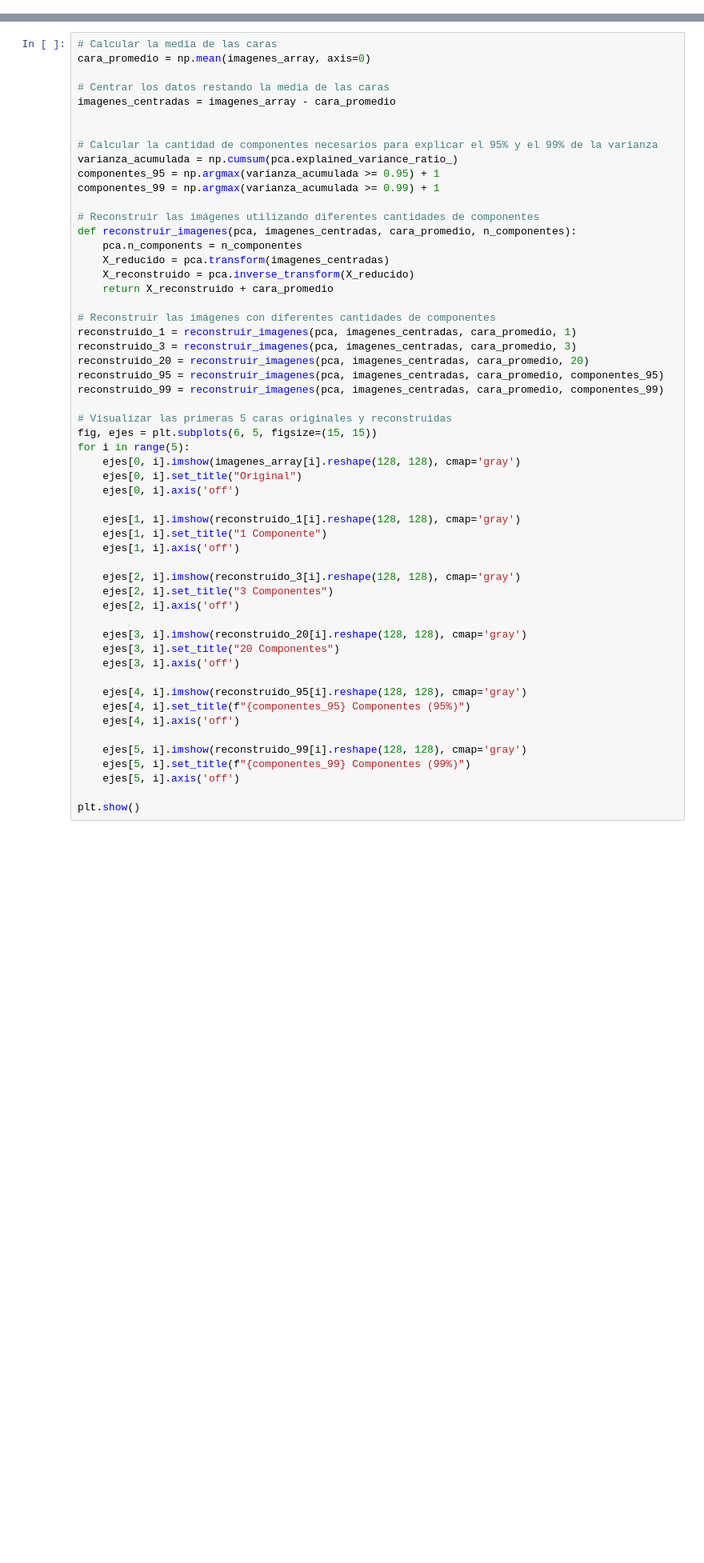
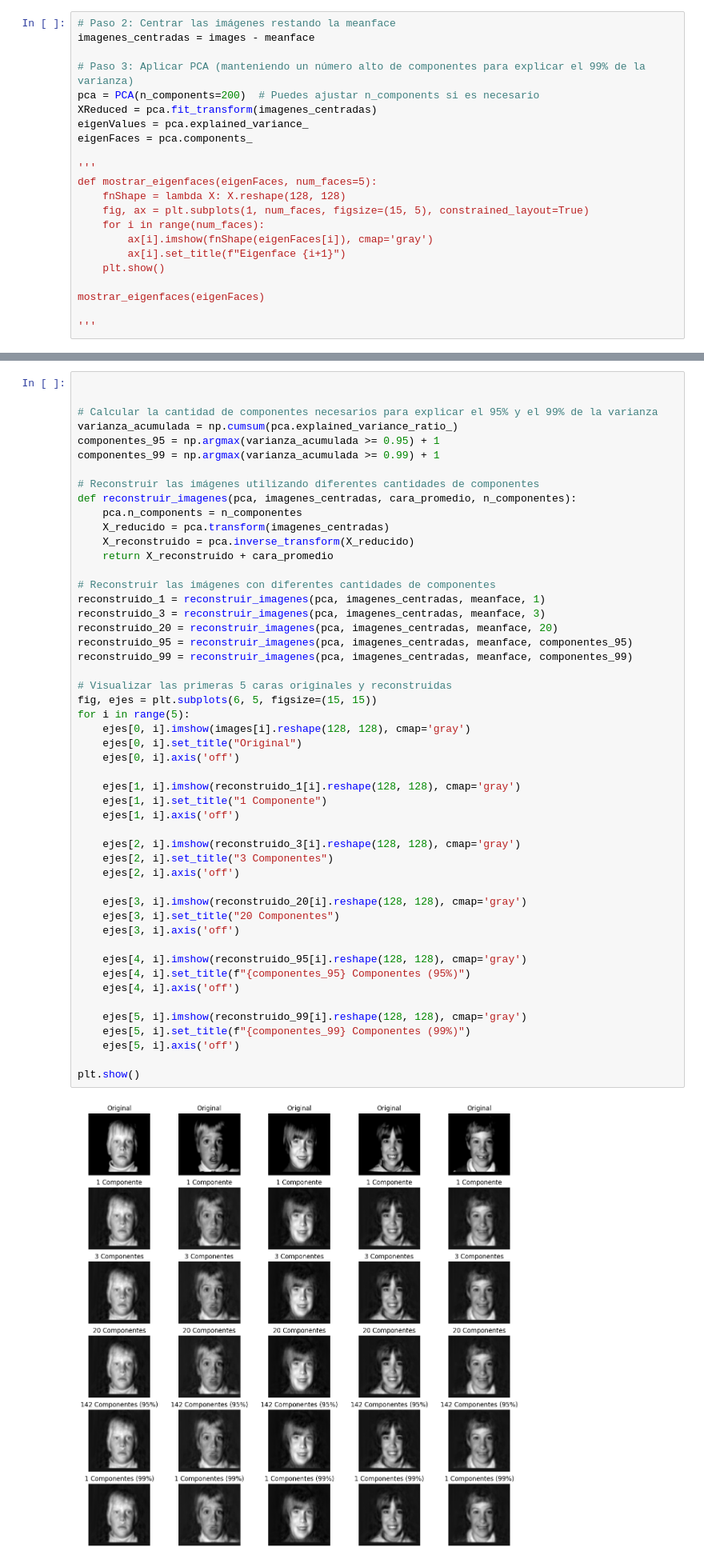
Before and after one commit to Joskmy/Estadistica3, a Jupyter notebook: Tarea1/src/tarea1.ipynb, the cells around one changed output, grey strips where cells are left out. Shown at 80% size. Saved outputs shown, nothing was run; the diff lists cells and outputs as text; blank space fills up the shorter version.

```diff
--- a/Tarea1/src/tarea1.ipynb
+++ b/Tarea1/src/tarea1.ipynb
@@ -411,0 +699,22 @@ pca.fit(imagenes_centradas)
+# %%
+# Paso 2: Centrar las imágenes restando la meanface
+imagenes_centradas = images - meanface
+
+# Paso 3: Aplicar PCA (manteniendo un número alto de componentes para explicar el 99% de la varianza)
+pca = PCA(n_components=200)  # Puedes ajustar n_components si es necesario
+XReduced = pca.fit_transform(imagenes_centradas)
+eigenValues = pca.explained_variance_
+eigenFaces = pca.components_
+
+'''
+def mostrar_eigenfaces(eigenFaces, num_faces=5):
+    fnShape = lambda X: X.reshape(128, 128)
+    fig, ax = plt.subplots(1, num_faces, figsize=(15, 5), constrained_layout=True)
+    for i in range(num_faces):
+        ax[i].imshow(fnShape(eigenFaces[i]), cmap='gray')
+        ax[i].set_title(f"Eigenface {i+1}")
+    plt.show()
+
+mostrar_eigenfaces(eigenFaces)
+
+'''
@@ -426,11 +740,6 @@ print(f"Componentes necesarios para mantener el 99% de la varianza: {componentes
 # %% [markdown]
 Ya entonces puedo elaborar la tabla
 # %%
-# Calcular la media de las caras
-cara_promedio = np.mean(imagenes_array, axis=0)
-
-# Centrar los datos restando la media de las caras
-imagenes_centradas = imagenes_array - cara_promedio
 
 
 # Calcular la cantidad de componentes necesarios para explicar el 95% y el 99% de la varianza
@@ -446,40 +755,42 @@ def reconstruir_imagenes(pca, imagenes_centradas, cara_promedio, n_componentes):
     return X_reconstruido + cara_promedio
 
 # Reconstruir las imágenes con diferentes cantidades de componentes
-reconstruido_1 = reconstruir_imagenes(pca, imagenes_centradas, cara_promedio, 1)
-reconstruido_3 = reconstruir_imagenes(pca, imagenes_centradas, cara_promedio, 3)
-reconstruido_20 = reconstruir_imagenes(pca, imagenes_centradas, cara_promedio, 20)
-reconstruido_95 = reconstruir_imagenes(pca, imagenes_centradas, cara_promedio, componentes_95)
-reconstruido_99 = reconstruir_imagenes(pca, imagenes_centradas, cara_promedio, componentes_99)
+reconstruido_1 = reconstruir_imagenes(pca, imagenes_centradas, meanface, 1)
+reconstruido_3 = reconstruir_imagenes(pca, imagenes_centradas, meanface, 3)
+reconstruido_20 = reconstruir_imagenes(pca, imagenes_centradas, meanface, 20)
+reconstruido_95 = reconstruir_imagenes(pca, imagenes_centradas, meanface, componentes_95)
+reconstruido_99 = reconstruir_imagenes(pca, imagenes_centradas, meanface, componentes_99)
 
 # Visualizar las primeras 5 caras originales y reconstruidas
 fig, ejes = plt.subplots(6, 5, figsize=(15, 15))
 for i in range(5):
-    ejes[0, i].imshow(imagenes_array[i].reshape(128, 128), cmap='gray')
+    ejes[0, i].imshow(images[i].reshape(128, 128), cmap='gray')
     ejes[0, i].set_title("Original")
     ejes[0, i].axis('off')
 
     ejes[1, i].imshow(reconstruido_1[i].reshape(128, 128), cmap='gray')
     ejes[1, i].set_title("1 Componente")
     ejes[1, i].axis('off')
 
     ejes[2, i].imshow(reconstruido_3[i].reshape(128, 128), cmap='gray')
     ejes[2, i].set_title("3 Componentes")
     ejes[2, i].axis('off')
 
     ejes[3, i].imshow(reconstruido_20[i].reshape(128, 128), cmap='gray')
     ejes[3, i].set_title("20 Componentes")
     ejes[3, i].axis('off')
 
     ejes[4, i].imshow(reconstruido_95[i].reshape(128, 128), cmap='gray')
     ejes[4, i].set_title(f"{componentes_95} Componentes (95%)")
     ejes[4, i].axis('off')
 
     ejes[5, i].imshow(reconstruido_99[i].reshape(128, 128), cmap='gray')
     ejes[5, i].set_title(f"{componentes_99} Componentes (99%)")
     ejes[5, i].axis('off')
 
 plt.show()
+# %% [output]
+[figure, added]
 # %% [markdown]
 ¿Qué se puede concluir?
 
```
Also changed, not shown: parts of 32 cells of this notebook, 8 other files.
